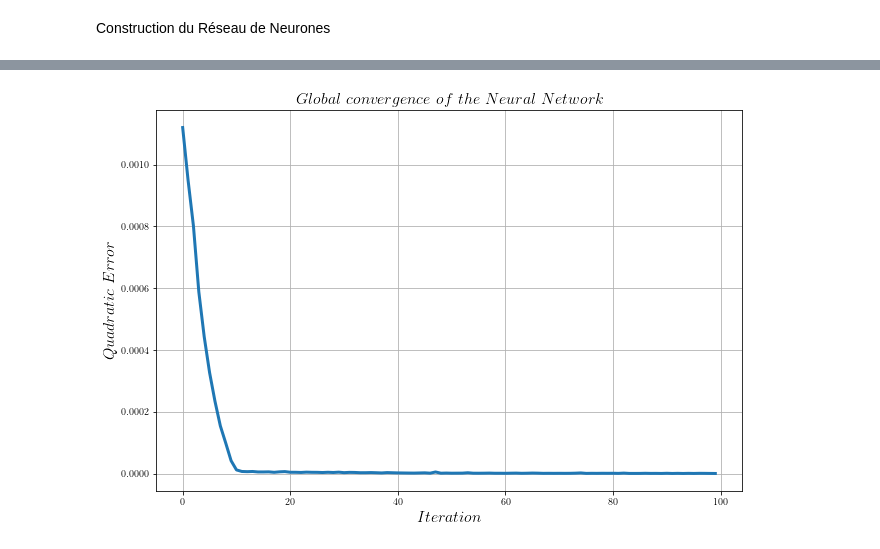
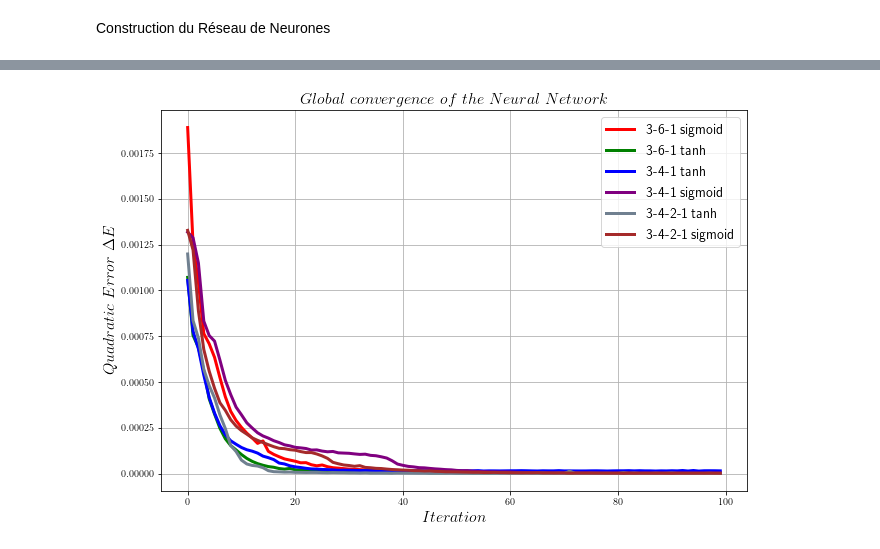
Before and after one commit to pantale/ANN-ConstitutiveLaw, a Jupyter notebook: ANN-Learning/Learning.ipynb, the cells around one changed output, grey strips where cells are left out. Saved outputs shown, nothing was run; the diff lists cells and outputs as text; code cells hidden in the pictures.

```diff
--- a/ANN-Learning/Learning.ipynb
+++ b/ANN-Learning/Learning.ipynb
@@ -185,3 +170,7 @@ from keras.models import Sequential
 from keras.metrics import MeanSquaredError
 from keras.layers.core import Dense, Activation
 from keras import optimizers
+# %%
+models = []
+convergenceCurves = []
+modelsDescription = []
@@ -213,4 +227,4 @@ _________________________________________________________________
 # %%
-#sgd = optimizers.SGD(lr=0.1, decay=1e-6, momentum=0.9, nesterov=True)
-#model.compile(loss='mean_squared_error', optimizer=sgd, metrics=[MeanSquaredError()])
+for model in models:
+    model.compile(loss='mean_squared_error', optimizer='adam', metrics=['accuracy'])
 # %%
@@ -221,10 +233,15 @@ hist = []
 # %%
-epochs = 50
-for i in range(epochs):
-    #print("Epoch :", i+1, "/",epochs)
-    history=model.fit(NNinput, NNoutput, epochs=100, verbose=0)
-    #history=model.fit(NNinput, NNoutput, epochs=1, verbose=0)
-    loss = history.history['loss'][-1]
-    hist.append(loss)
-    print("Epoch :", i+1, "/",epochs,"->",loss,"         ", end='\r')
+j = 1
+epochs = 100
+for model in models:
+    hist = []
+    print("MODEL :", modelsDescription[j-1])
+    for i in range(epochs):
+        history=model.fit(NNinput, NNoutput, epochs=100, verbose=0)
+        loss = history.history['loss'][-1]
+        hist.append(loss)
+        print("Epoch :", i+1, "/",epochs,"->",loss,"         ", end='\r')
+    print("\n")
+    convergenceCurves.append(hist)
+    j+=1
 # %% [output]
@@ -232,11 +265,17 @@ Epoch : 50 / 50 -> 8.972397722573078e-07
-# %%
-plt.figure(figsize = (10.5, 7))
-plt.rc('text', usetex = True)
-plt.plot(hist, linewidth=3)
-plt.grid() # Plot the grid with default size
-plt.xlabel(r'$Iteration$', fontsize = 16) # Labels the x axis
-plt.ylabel(r'$Quadratic\ Error\ $', fontsize = 16) # Labels the y axis
-plt.title(r'$Global\ convergence\ of\ the\ Neural\ Network$', fontsize = 16) # Self explicit command
-plt.show()
-# %% [output]
-[figure, removed]
+# %%
+plt.figure(figsize = (10.5, 7))
+plt.rc('text', usetex = True)
+i=0
+for model in models:
+    plt.plot(convergenceCurves[i], color = colors[i], label=modelsDescription[i],linewidth=3)
+    i+=1
+#    plt.plot(hist, color = 'purple', linewidth=3)
+plt.grid() # Plot the grid with default size
+plt.xlabel(r'$Iteration$', fontsize = 16) # Labels the x axis
+plt.ylabel(r'$Quadratic\ Error\ \Delta E$', fontsize = 16) # Labels the y axis
+plt.title(r'$Global\ convergence\ of\ the\ Neural\ Network$', fontsize = 16) # Self explicit command
+plt.legend(loc = 'upper right',fancybox = True, numpoints = 1, fontsize = 14)
+plt.savefig('Convergence.svg', bbox_inches = 'tight', pad_inches = 0)
+plt.show()
+# %% [output]
+[figure, added]
```
Also changed, not shown: parts of 16 cells of this notebook.
